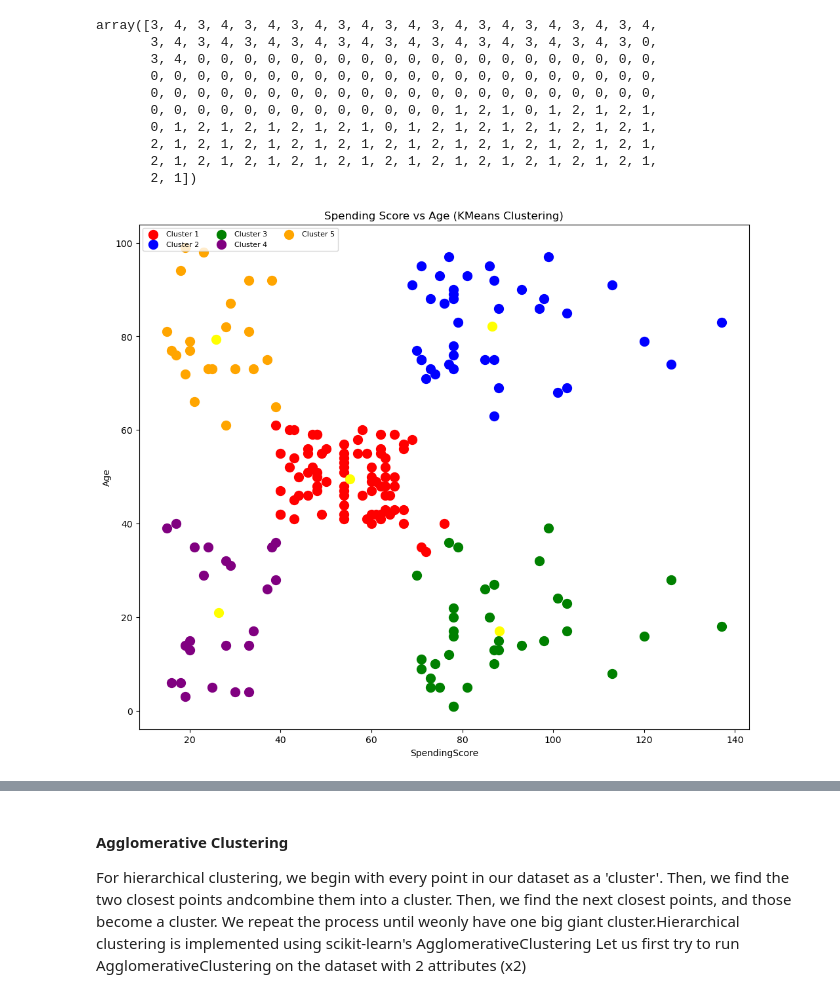
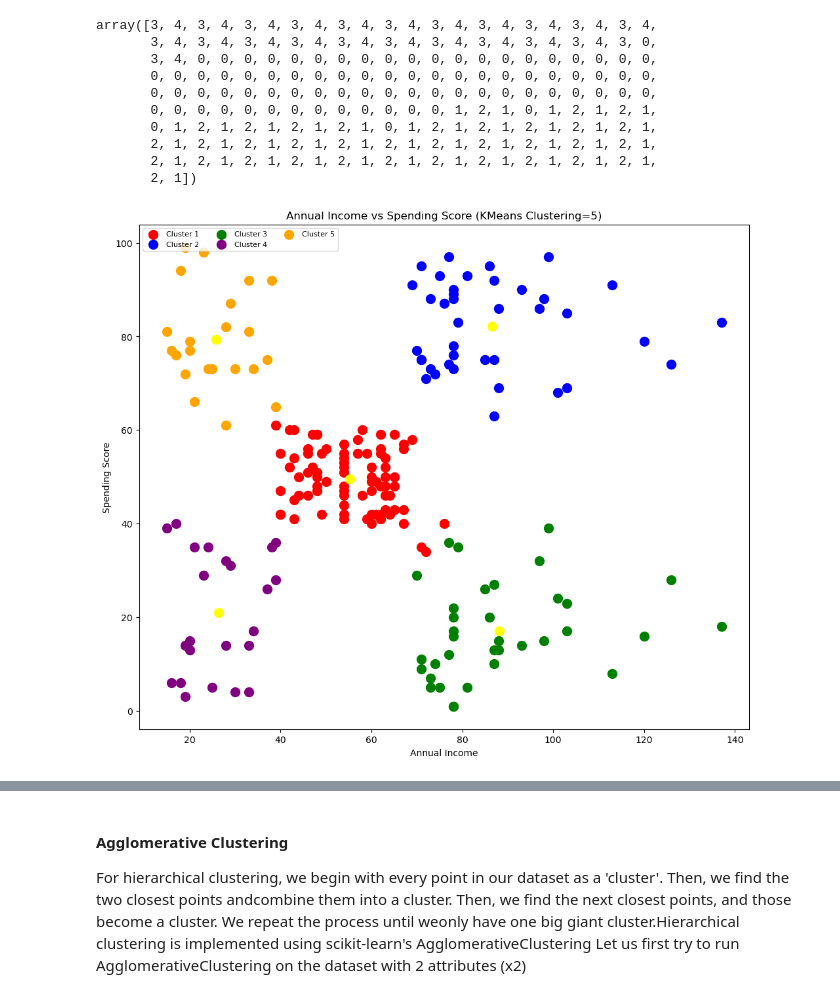
Before and after one commit to Syaza777/Hierarchical-Clustering, a Jupyter notebook: Lab7_ClusteringExercise.ipynb, the cells around one changed output, grey strips where cells are left out. Saved outputs shown, nothing was run; the diff lists cells and outputs as text; code cells hidden in the pictures.

```diff
--- a/Lab7_ClusteringExercise.ipynb
+++ b/Lab7_ClusteringExercise.ipynb
@@ -153,35 +151,35 @@ cluster0 = plt.scatter(x2.iloc[y_kmeans == 0, 0], x2.iloc[y_kmeans == 0, 1], s =
 # Visualizing cluster 1
 cluster1 = plt.scatter(x2.iloc[y_kmeans == 1, 0], x2.iloc[y_kmeans == 1, 1], s = 100,
                        c= 'blue', label = 'Cluster 2')
 # Visualing cluster 2
 cluster2 = plt.scatter(x2.iloc[y_kmeans == 2, 0], x2.iloc[y_kmeans == 2, 1], s = 100,
                        c = 'green', label = 'Cluster 3')
 #Visualing cluster 3
 cluster3 = plt.scatter(x2.iloc[y_kmeans == 3, 0], x2.iloc[y_kmeans == 3, 1], s = 100,
                       c = 'purple', label = 'Cluster 4')
 # Visualing cluster 4
 cluster4 = plt.scatter(x2.iloc[y_kmeans == 4, 0], x2.iloc[y_kmeans == 4, 1], s = 100,
                       c = 'orange', label = 'Cluster 5')
 # Visualing cluster 5
 cluster5 = plt.scatter(x2.iloc[y_kmeans == 5, 0], x2.iloc[y_kmeans == 5, 1], s = 100,
                       c = 'grey', label = 'Cluster 6')
 
 # Plot the centroids# We are going to use the attribute that returns the coordinates of the centroids
 plt.scatter(kmeans.cluster_centers_[:, 0], kmeans.cluster_centers_[:, 1], s = 100,
             c = 'yellow', label = 'Centroids')
 # Show legend
-plt.legend((cluster0, cluster1, cluster2, cluster3, cluster4, cluster5),           ('Cluster 1', 'Cluster 2', 'Cluster 3', 'Cluster 4', 'Cluster 5'),
+plt.legend((cluster0, cluster1, cluster2, cluster3, cluster4),           ('Cluster 1', 'Cluster 2', 'Cluster 3', 'Cluster 4', 'Cluster 5'),
            scatterpoints = 1,
            loc = 'upper left',
            ncol = 3,
            fontsize = 8)
 # Show plot title
-plt.title('Spending Score vs Age (KMeans Clustering)')
+plt.title('Annual Income vs Spending Score (KMeans Clustering=5)')
 # Label x-axis
-plt.xlabel('SpendingScore')
+plt.xlabel('Annual Income')
 # Label y-axis
-plt.ylabel('Age')
+plt.ylabel('Spending Score')
 # Show plot
 plt.show()
 # %% [output]
-[figure, old version]
+[figure, new version]
```
Also changed, not shown: parts of 10 cells of this notebook, 1 other file.
